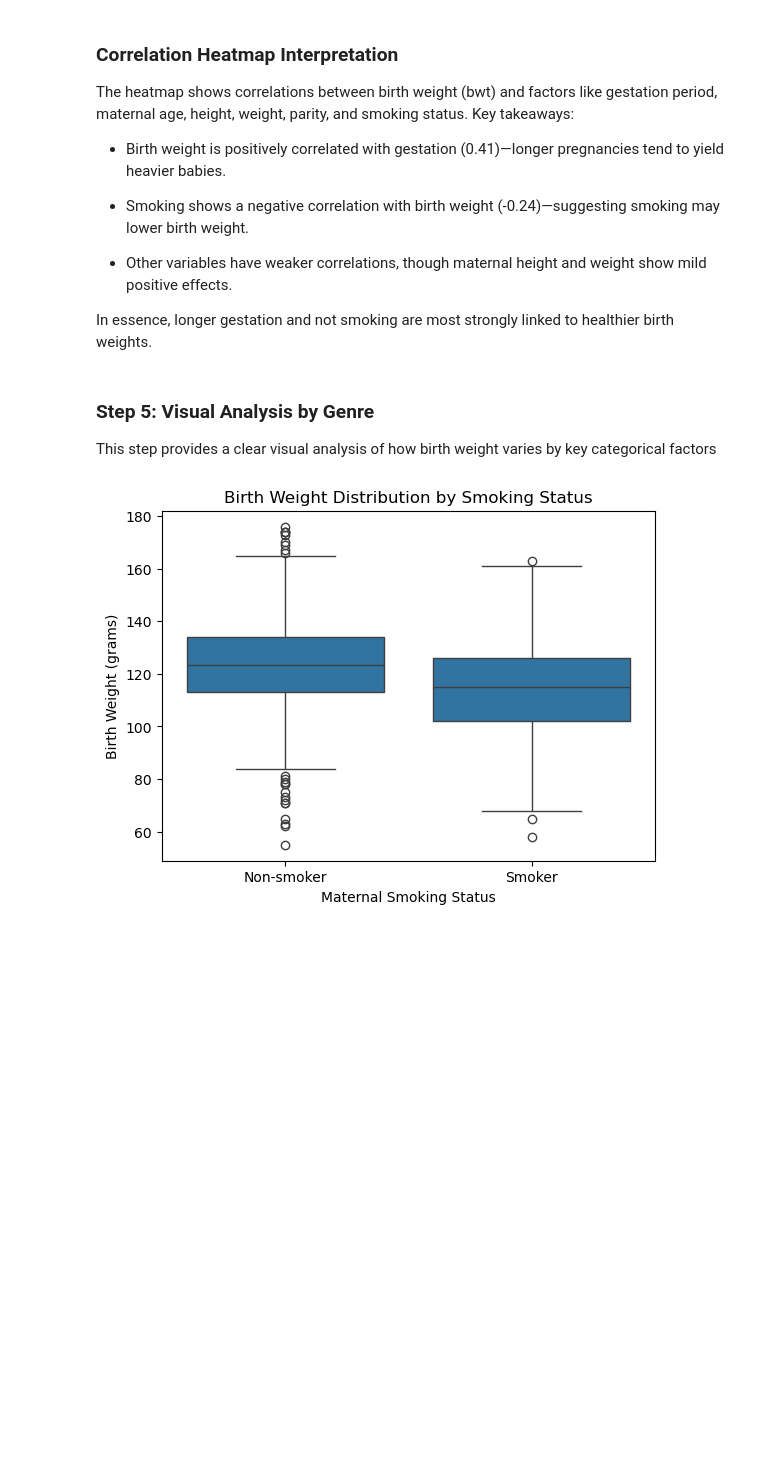
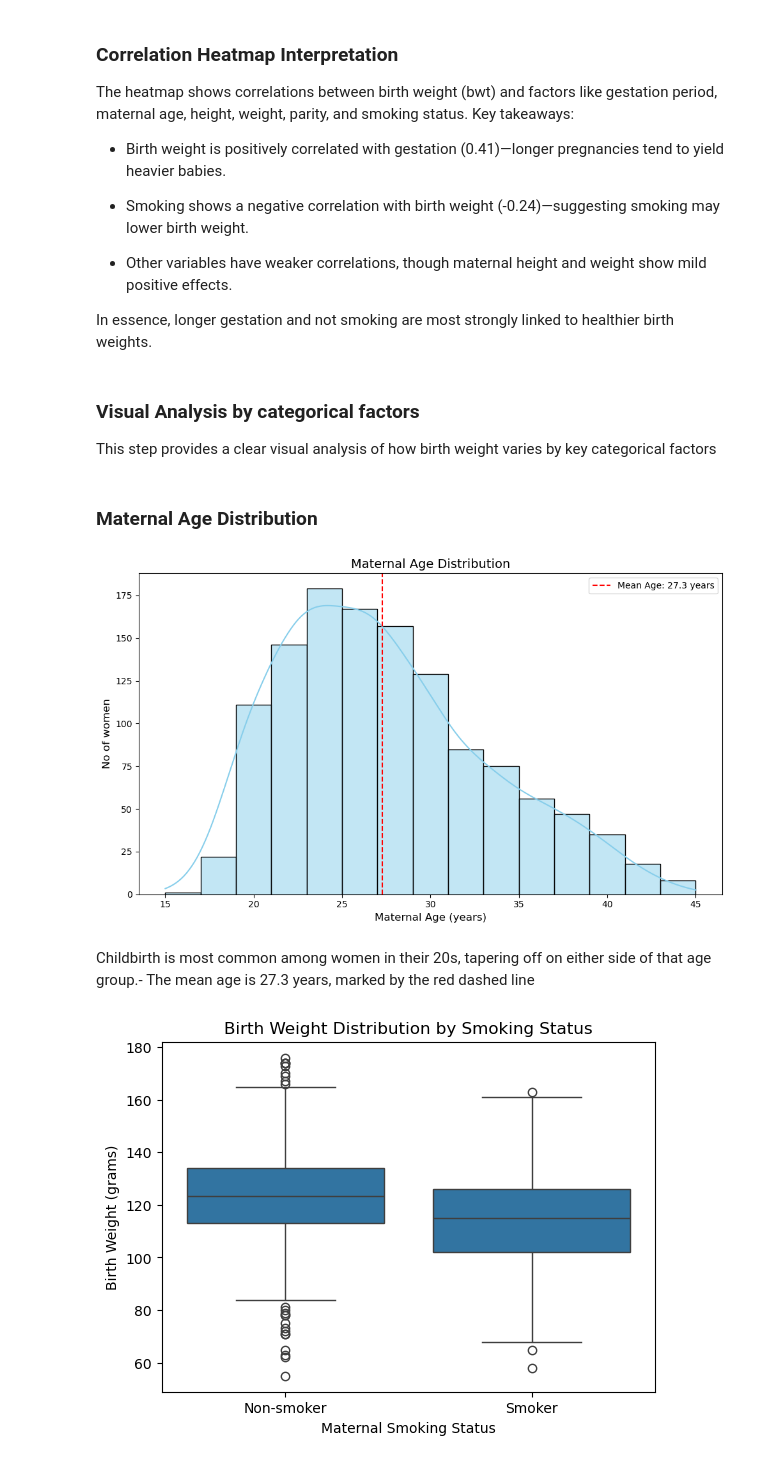
Before and after one commit to Mathews-Odongo/Birth-weight-analysis, a Jupyter notebook: weight.ipynb, the cells around one changed output. Cells and saved outputs as stored; diff of their text form; code cells hidden in the pictures; blank space fills up the shorter version.

Commit message:
add maternal age distribution

```diff
--- a/weight.ipynb
+++ b/weight.ipynb
@@ -162,13 +162,36 @@ The heatmap shows correlations between birth weight (bwt) and factors like gesta
 
 In essence, longer gestation and not smoking are most strongly linked to healthier birth weights.
 # %% [markdown]
-### Step 5: Visual Analysis by Genre
+### Visual Analysis by categorical factors
 
 This step provides a clear visual analysis of how birth weight varies by key categorical factors
 # %%
 # Convert key variables to categorical types for proper grouping
 df['smoke'] = df['smoke'].apply(lambda x: 'Smoker' if x >= 0.5 else 'Non-smoker')
 df['parity_group'] = df['parity'].apply(lambda x: 'First pregnancy' if x == 0 else 'Previous pregnancies')
+# %% [markdown]
+### Maternal Age Distribution
+# %%
+#maternal age distribution
+plt.figure(figsize=(10, 6))
+
+sns.histplot(df['age'], bins=15, color='skyblue', kde=True)
+plt.title('Maternal Age Distribution', fontsize=14)
+plt.xlabel('Maternal Age (years)', fontsize=12)
+plt.ylabel('No of women', fontsize=12)
+
+# Add mean line for reference
+mean_age = df['age'].mean()
+plt.axvline(mean_age, color='red', linestyle='--',
+            label=f'Mean Age: {mean_age:.1f} years')
+plt.legend()
+
+plt.tight_layout()
+plt.show()
+# %% [output]
+[figure, added]
+# %% [markdown]
+Childbirth is most common among women in their 20s, tapering off on either side of that age group.- The mean age is 27.3 years, marked by the red dashed line
 # %%
 # Set up the figure
 plt.figure(figsize=(14, 10))
```
